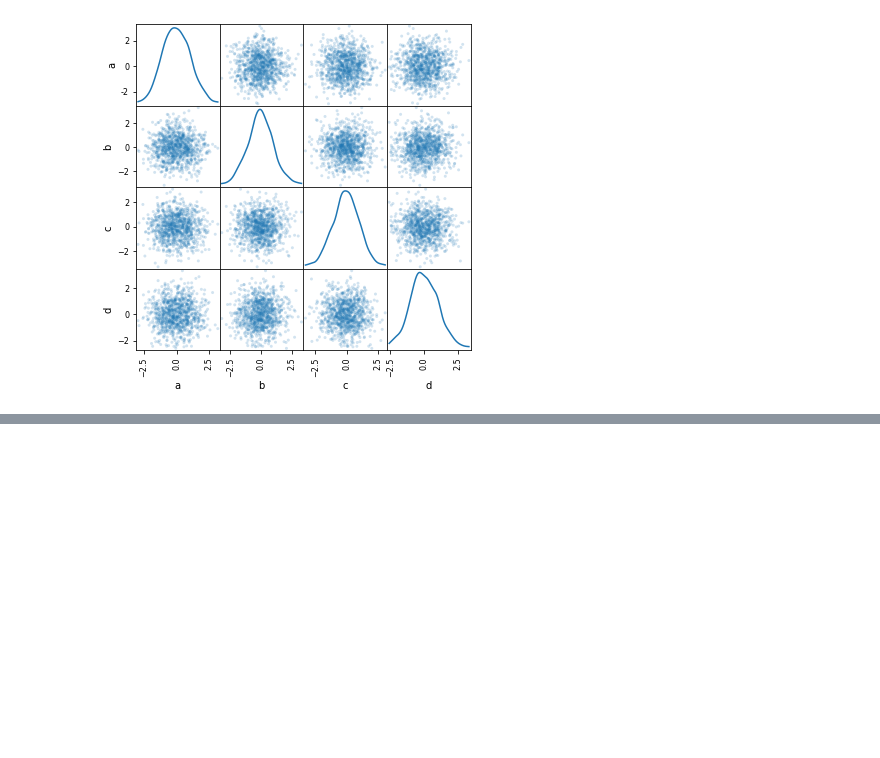
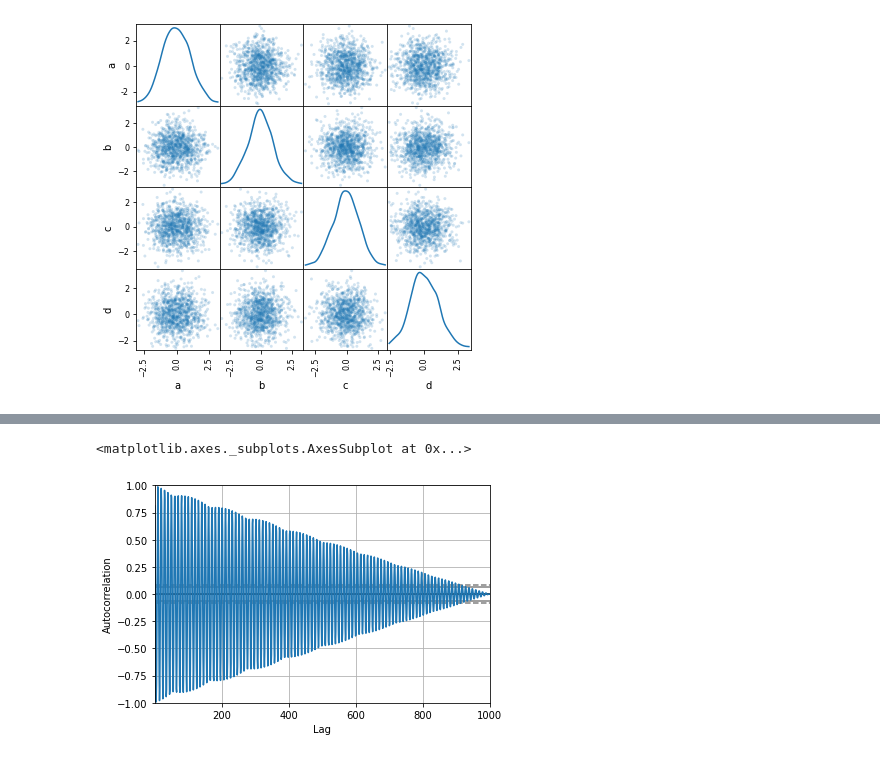
Before and after one commit to anujsaxena/Python, a Jupyter notebook: Numpy_visualization.ipynb, the cells around one changed output, grey strips where cells are left out. Cells and saved outputs as stored; diff of their text form; code cells hidden in the pictures; blank space fills up the shorter version.

```diff
--- a/Numpy_visualization.ipynb
+++ b/Numpy_visualization.ipynb
@@ -779,0 +820,6 @@ array([[<matplotlib.axes._subplots.AxesSubplot object at 0x...>,
+# %%
+from pandas.plotting import autocorrelation_plot
+autocorrelation_plot(data)
+# %% [output]
+<matplotlib.axes._subplots.AxesSubplot at 0x...>
+[figure, added]
```
Also changed, not shown: parts of 27 cells of this notebook.
